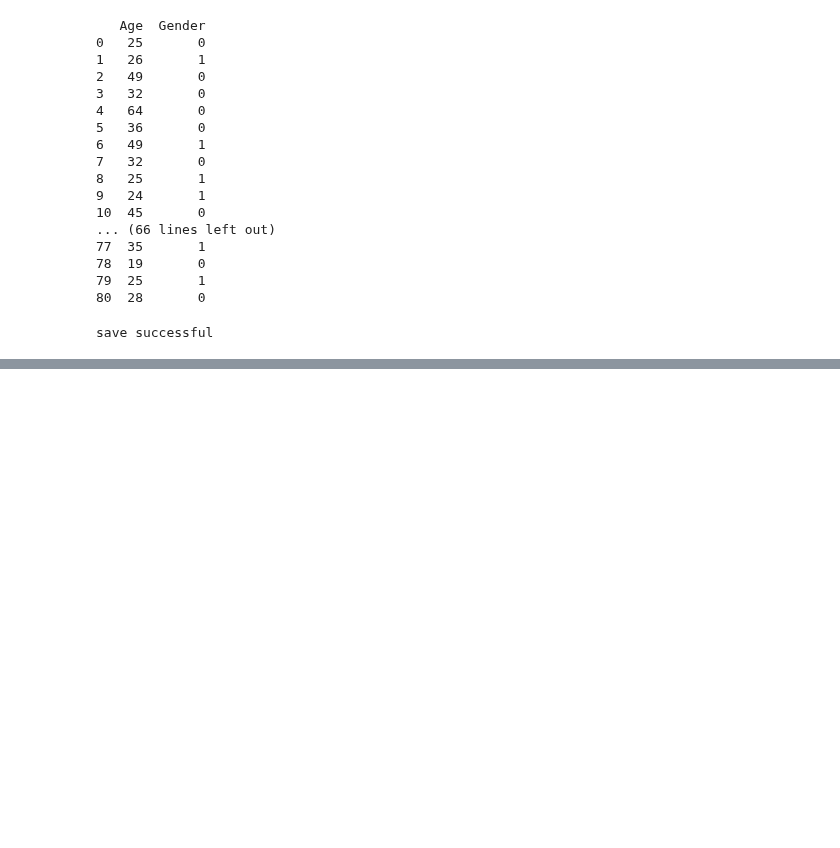
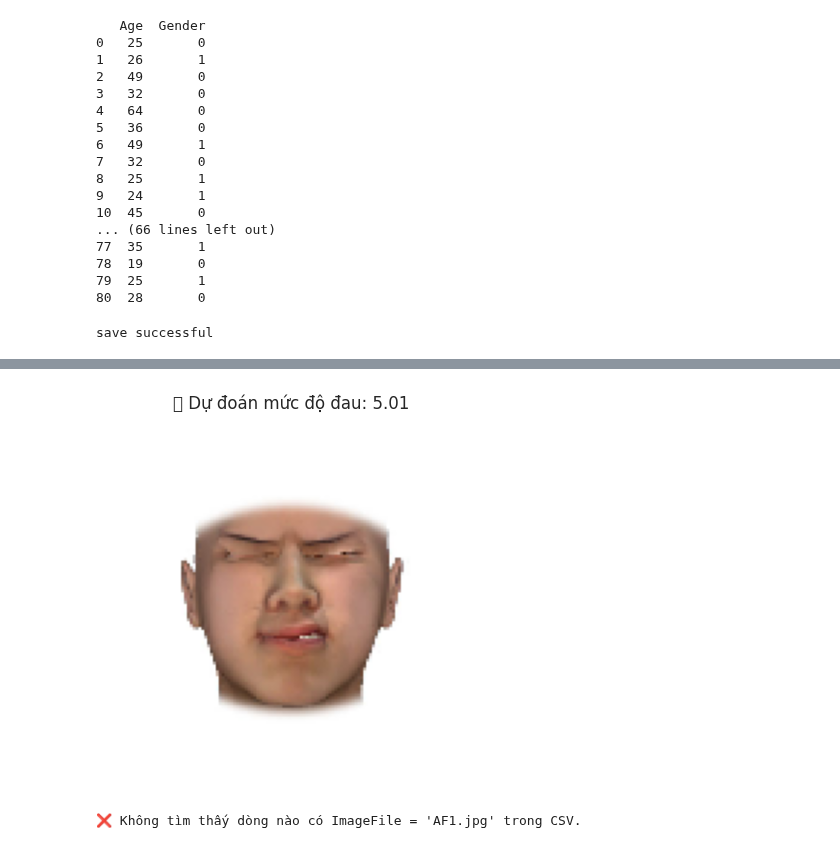
Before and after one commit to yuukun123/Python, a Jupyter notebook: Copy_of_Untitled0.ipynb, the cells around one changed output, grey strips where cells are left out. Drawn from its saved outputs; the diff is of its cells as text; code cells hidden in the pictures; blank space fills up the shorter version.

```diff
--- a/Copy_of_Untitled0.ipynb
+++ b/Copy_of_Untitled0.ipynb
@@ -609,11 +642,0 @@ Epoch 6/10
-# %%
-img_path = '/content/drive/MyDrive/dataset_osfstorage-archive/Stimuli/Expression Images/Cropped and Standardized/Asian female participants/DPD_1_AF5_p2c.png'
-
-# Load và xử lý ảnh
-img = load_img(img_path, target_size=(128, 128))
-img_array = img_to_array(img) / 255.0
-img_array = np.expand_dims(img_array, axis=0)  # Thêm batch dimension
-
-# Dự đoán
-prediction = model.predict(img_array)
-print(f"📸 Dự đoán mức độ đau: {prediction[0][0]:.2f}")
@@ -622,0 +911,28 @@ print(f"📸 Dự đoán mức độ đau: {prediction[0][0]:.2f}")
+# %%
+# 👉 Đường dẫn ảnh test mới
+img_path = "/content/drive/MyDrive/dataset_osfstorage-archive/Stimuli/FaceGen/Modeller/AF1/AF1_PMS7.jpg"
+image_file_part = "EF5.jpg"  # Phần tên file khớp trong cột 'ImageFile' của CSV
+
+# 👉 Tìm dòng tương ứng trong DataFrame
+row = df[df['ImageFile'] == image_file_part]
+if row.empty:
+    print("❌ Không tìm thấy thông tin tương ứng trong file CSV.")
+else:
+    # 👉 Tiền xử lý ảnh
+    img = load_img(img_path, target_size=(128, 128))
+    img_array = img_to_array(img) / 255.0
+    img_array = np.expand_dims(img_array, axis=0)
+
+    # 👉 Trích xuất đặc trưng cảm xúc và khuôn mặt
+    emotion_input_sample = np.expand_dims(row[emotion_features].values[0], axis=0)
+    face_input_sample = np.expand_dims(row[face_features].values[0], axis=0)
+
+    # 👉 Dự đoán
+    predicted_pain = model.predict([img_array, emotion_input_sample, face_input_sample])[0][0]
+
+    # 👉 Hiển thị kết quả
+    plt.imshow(img)
+    plt.axis('off')
+    plt.title(f"🤖 Dự đoán mức độ đau: {predicted_pain:.2f}")
+    plt.show()
+# %% [output]
@@ -622,0 +940,41 @@ print(f"📸 Dự đoán mức độ đau: {prediction[0][0]:.2f}")
+[figure, added]
+# %%
+import os
+import numpy as np
+import matplotlib.pyplot as plt
+from tensorflow.keras.preprocessing.image import load_img, img_to_array
+
+# 👉 Đường dẫn ảnh test
+img_path = "/content/drive/MyDrive/dataset_osfstorage-archive/Stimuli/FaceGen/Modeller/AF1/AF1.jpg"
+
+# 👉 Tách hậu tố để tìm dòng trong CSV
+filename = os.path.basename(img_path)            # "AF1_EF5.jpg"
+suffix = filename.split('_')[-1]                 # "EF5.jpg"
+
+# 👉 Tìm dòng khớp trong CSV
+row = df[df['ImageFile'] == suffix]
+
+if row.empty:
+    print(f"❌ Không tìm thấy dòng nào có ImageFile = '{suffix}' trong CSV.")
+else:
+    row = row.iloc[0]
+
+    # 👉 Tiền xử lý ảnh
+    img = load_img(img_path, target_size=(128, 128))
+    img_array = img_to_array(img) / 255.0
+    img_array = np.expand_dims(img_array, axis=0)
+
+    # 👉 Trích xuất đặc trưng
+    emotion_input_sample = np.expand_dims(row[emotion_features].values.astype(float), axis=0)
+    face_input_sample = np.expand_dims(row[face_features].values.astype(float), axis=0)
+
+    # 👉 Dự đoán
+    predicted_pain = model.predict([img_array, emotion_input_sample, face_input_sample])[0][0]
+
+    # 👉 Hiển thị kết quả
+    plt.imshow(img)
+    plt.axis('off')
+    plt.title(f"🤖 Dự đoán mức độ đau: {predicted_pain:.2f}")
+    plt.show()
+# %% [output]
+❌ Không tìm thấy dòng nào có ImageFile = 'AF1.jpg' trong CSV.
```
Also changed, not shown: parts of 8 cells of this notebook.
